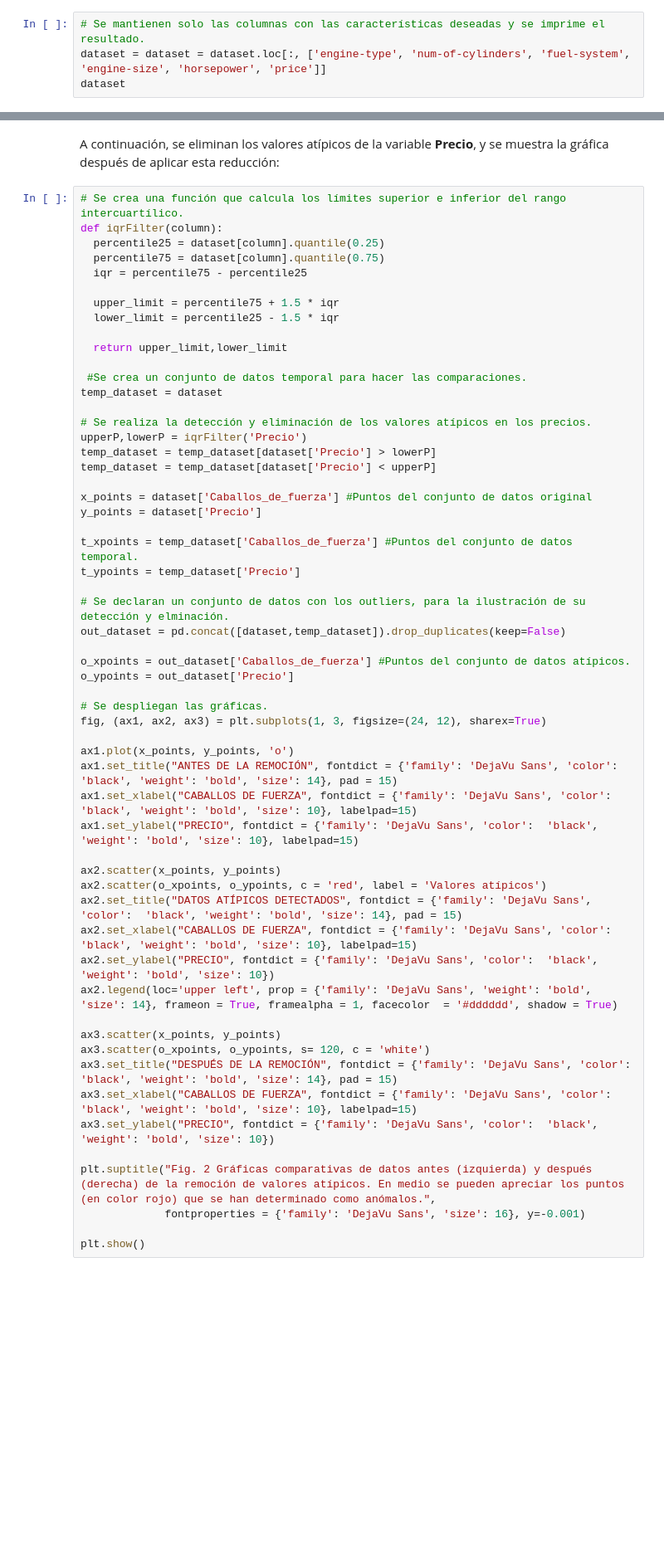
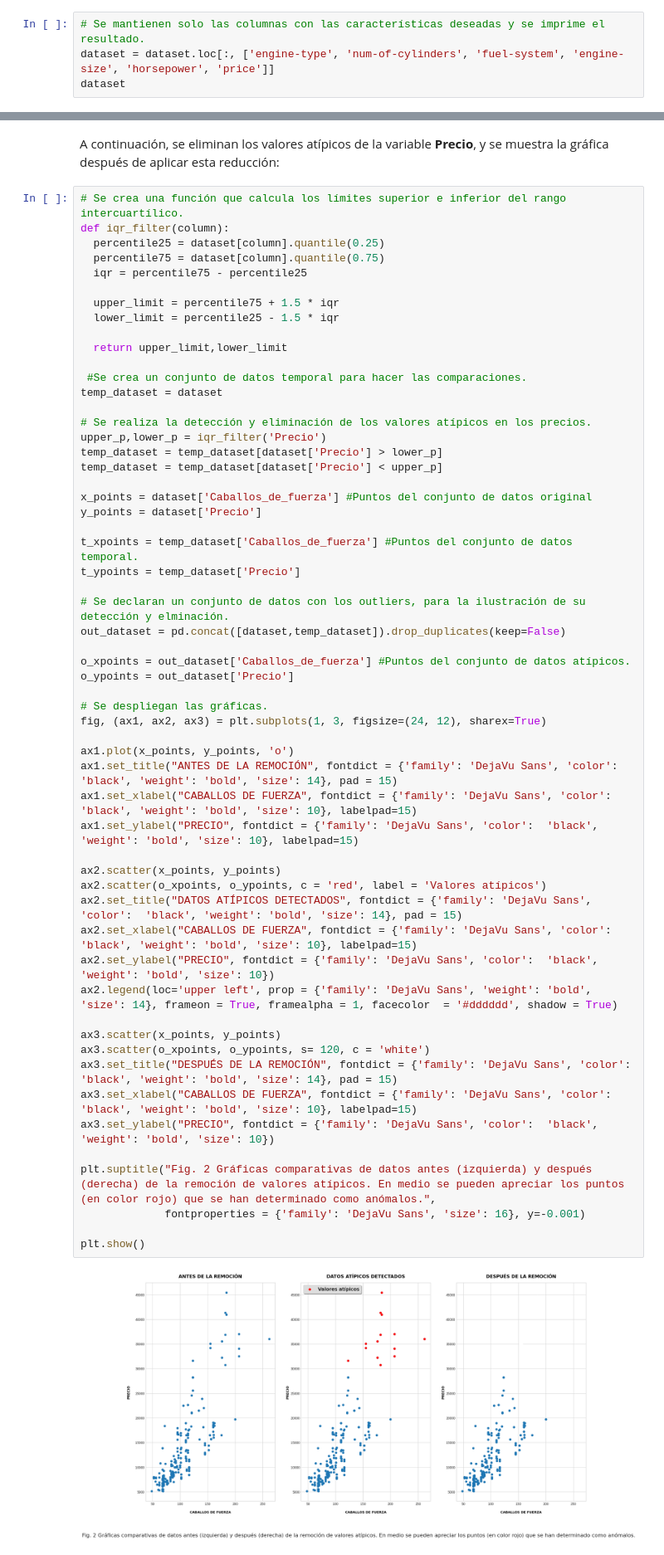
Before and after one commit to DanielDialektico/ML-Grafos, a Jupyter notebook: Preprocesamiento/Preprocesamiento_intro.ipynb, the cells around one changed output, grey strips where cells are left out. Shown: that part at 83% size. Saved outputs shown, nothing was run; the diff lists cells and outputs as text; blank space fills up the shorter version.

```diff
--- a/Preprocesamiento/Preprocesamiento_intro.ipynb
+++ b/Preprocesamiento/Preprocesamiento_intro.ipynb
@@ -96,5 +121,5 @@ Como se ha señalado antes, se nos ha solicitado utilizar solamente **6 atributo
 Ejecuta el siguiente código para mantener solo las columnas con las variables solicitadas:
 # %%
 # Se mantienen solo las columnas con las características deseadas y se imprime el resultado.
-dataset = dataset = dataset.loc[:, ['engine-type', 'num-of-cylinders', 'fuel-system', 'engine-size', 'horsepower', 'price']]
+dataset = dataset.loc[:, ['engine-type', 'num-of-cylinders', 'fuel-system', 'engine-size', 'horsepower', 'price']]
 dataset
@@ -172,7 +271,7 @@ En la **figura 1** se observa cómo hay puntos que parecen alejarse demasiado de
 A continuación, se eliminan los valores atípicos de la variable **Precio**, y se muestra la gráfica después de aplicar esta reducción:
 # %%
 # Se crea una función que calcula los límites superior e inferior del rango intercuartílico.
-def iqrFilter(column):
+def iqr_filter(column):
   percentile25 = dataset[column].quantile(0.25)
   percentile75 = dataset[column].quantile(0.75)
   iqr = percentile75 - percentile25
@@ -186,9 +285,9 @@ def iqrFilter(column):
 temp_dataset = dataset
 
 # Se realiza la detección y eliminación de los valores atípicos en los precios.
-upperP,lowerP = iqrFilter('Precio')
-temp_dataset = temp_dataset[dataset['Precio'] > lowerP]
-temp_dataset = temp_dataset[dataset['Precio'] < upperP]
+upper_p,lower_p = iqr_filter('Precio')
+temp_dataset = temp_dataset[dataset['Precio'] > lower_p]
+temp_dataset = temp_dataset[dataset['Precio'] < upper_p]
 
 x_points = dataset['Caballos_de_fuerza'] #Puntos del conjunto de datos original
 y_points = dataset['Precio']
@@ -200,33 +299,35 @@ t_ypoints = temp_dataset['Precio']
 out_dataset = pd.concat([dataset,temp_dataset]).drop_duplicates(keep=False)
 
 o_xpoints = out_dataset['Caballos_de_fuerza'] #Puntos del conjunto de datos atípicos.
 o_ypoints = out_dataset['Precio']
 
 # Se despliegan las gráficas.
 fig, (ax1, ax2, ax3) = plt.subplots(1, 3, figsize=(24, 12), sharex=True)
 
 ax1.plot(x_points, y_points, 'o')
 ax1.set_title("ANTES DE LA REMOCIÓN", fontdict = {'family': 'DejaVu Sans', 'color':  'black', 'weight': 'bold', 'size': 14}, pad = 15)
 ax1.set_xlabel("CABALLOS DE FUERZA", fontdict = {'family': 'DejaVu Sans', 'color':  'black', 'weight': 'bold', 'size': 10}, labelpad=15)
 ax1.set_ylabel("PRECIO", fontdict = {'family': 'DejaVu Sans', 'color':  'black', 'weight': 'bold', 'size': 10}, labelpad=15)
 
 ax2.scatter(x_points, y_points)
 ax2.scatter(o_xpoints, o_ypoints, c = 'red', label = 'Valores atípicos')
 ax2.set_title("DATOS ATÍPICOS DETECTADOS", fontdict = {'family': 'DejaVu Sans', 'color':  'black', 'weight': 'bold', 'size': 14}, pad = 15)
 ax2.set_xlabel("CABALLOS DE FUERZA", fontdict = {'family': 'DejaVu Sans', 'color':  'black', 'weight': 'bold', 'size': 10}, labelpad=15)
 ax2.set_ylabel("PRECIO", fontdict = {'family': 'DejaVu Sans', 'color':  'black', 'weight': 'bold', 'size': 10})
 ax2.legend(loc='upper left', prop = {'family': 'DejaVu Sans', 'weight': 'bold', 'size': 14}, frameon = True, framealpha = 1, facecolor  = '#dddddd', shadow = True)
 
 ax3.scatter(x_points, y_points)
 ax3.scatter(o_xpoints, o_ypoints, s= 120, c = 'white')
 ax3.set_title("DESPUÉS DE LA REMOCIÓN", fontdict = {'family': 'DejaVu Sans', 'color':  'black', 'weight': 'bold', 'size': 14}, pad = 15)
 ax3.set_xlabel("CABALLOS DE FUERZA", fontdict = {'family': 'DejaVu Sans', 'color':  'black', 'weight': 'bold', 'size': 10}, labelpad=15)
 ax3.set_ylabel("PRECIO", fontdict = {'family': 'DejaVu Sans', 'color':  'black', 'weight': 'bold', 'size': 10})
 
 plt.suptitle("Fig. 2 Gráficas comparativas de datos antes (izquierda) y después (derecha) de la remoción de valores atípicos. En medio se pueden apreciar los puntos (en color rojo) que se han determinado como anómalos.",
              fontproperties = {'family': 'DejaVu Sans', 'size': 16}, y=-0.001)
 
 plt.show()
+# %% [output]
+[figure, added]
 # %% [markdown]
 En la **figura 2** se ilustra cómo cambia la **dispersión** de los datos antes y después de la **eliminación** de las **observaciones atípicas**, dando como resultado (tercera gráfica) puntos más cercanos entre sí.
 
```
Also changed, not shown: parts of 18 cells of this notebook.
